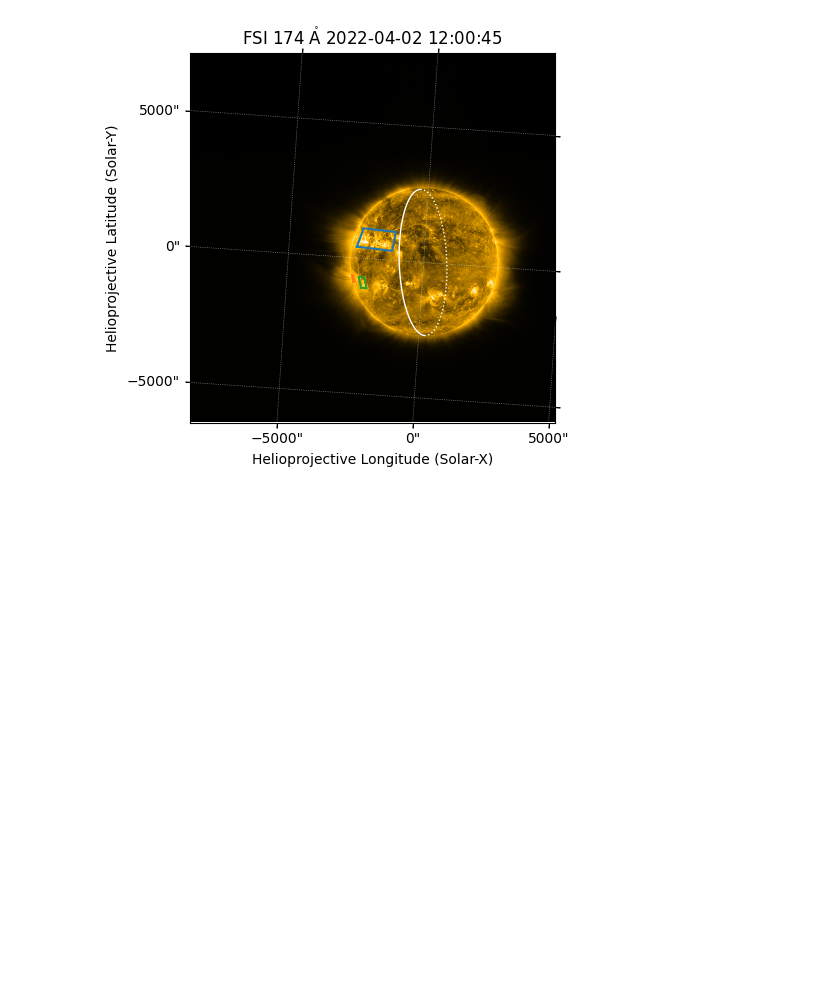
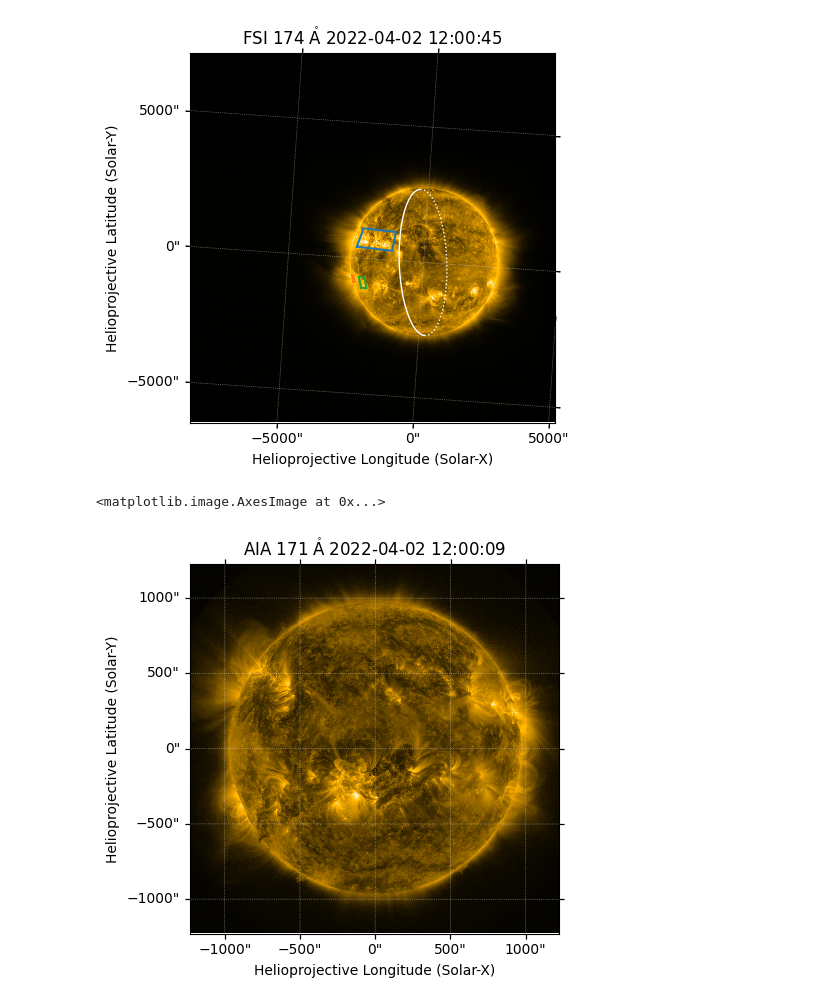
Before and after one commit to hayesla/ESPD_2026, a Jupyter notebook: 4_example_workflow.ipynb, the cells around one changed output. Drawn from its saved outputs; the diff is of its cells as text; code cells hidden in the pictures; blank space fills up the shorter version.

```diff
--- a/4_example_workflow.ipynb
+++ b/4_example_workflow.ipynb
@@ -237,3 +237,9 @@ hmi_map.draw_limb()
 (<matplotlib.patches.Polygon at 0x...>,
  <matplotlib.patches.Polygon at 0x...>)
 [figure]
+# %%
+aia_maps[0].plot()
+coord = SkyCoord(1000*u.arcsec,
+# %% [output]
+<matplotlib.image.AxesImage at 0x...>
+[figure, added]
```
Also changed, not shown: parts of 23 cells of this notebook.
